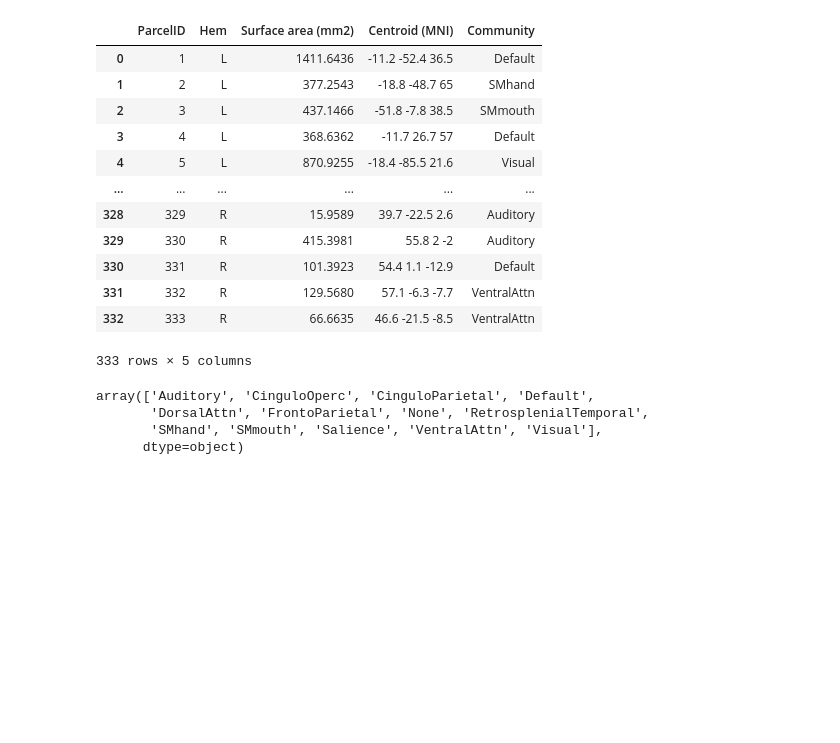
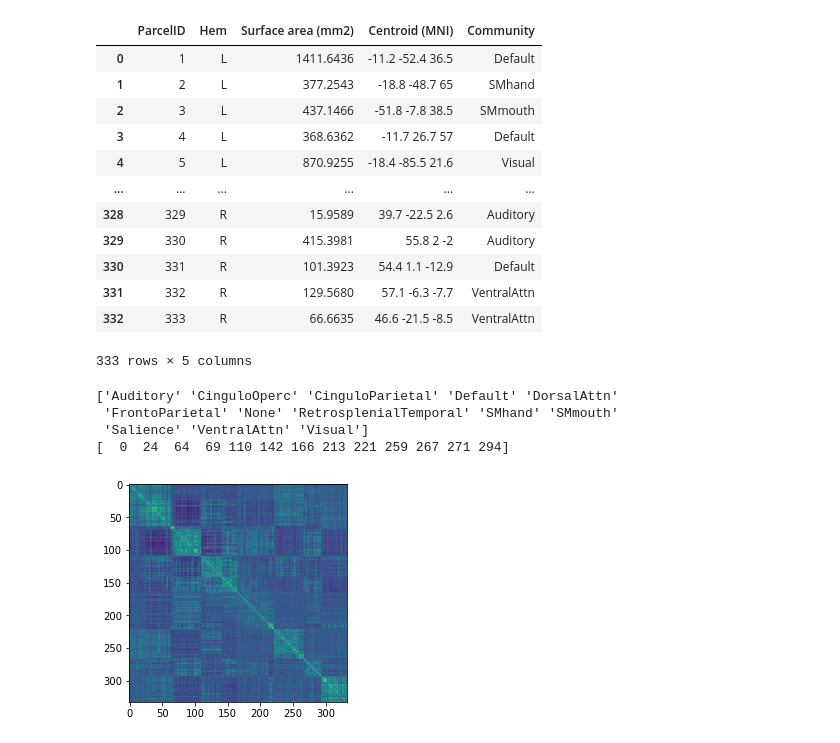
Before and after one commit to MattFeig/rsFC_python_tutorial, a Jupyter notebook: notebooks/Basic_Overview.ipynb, the cells around one changed output. Cells and saved outputs as stored; diff of their text form; code cells hidden in the pictures; blank space fills up the shorter version.

```diff
--- a/notebooks/Basic_Overview.ipynb
+++ b/notebooks/Basic_Overview.ipynb
@@ -35,7 +40,7 @@ rsfmri_data = np.zeros((len(sub_list),333,6000))
 
 for i,sub in enumerate(sub_list):
     path_to_read = os.path.join(data_dir, f'sub-{sub}_parcellated_timeseries.txt')
-    subject_data = np.genfromtxt('../data/rsfMRI_timeseries/sub-XA_parcellated_timeseries.txt')
+    subject_data = np.genfromtxt(path_to_read)
     rsfmri_data[i] = subject_data
 # %% [output]
 ['XC' 'XA']
@@ -67,8 +72,23 @@ plt.show()
 # OK that works for one subject. What if we wanted to do create the correlation matrix for everyone?
 
 # First, create a function that takes in a the rsFMRI timeseries data, and outputs the z-transformed connectivty
-def create_corrmat(ts):
-    corrmat = np.corrcoef(ts)
+def create_corrmat(arr):
+    """
+    Generate a Fisher-transformed correlation matrix from a time series array.
+
+    Parameters
+    ----------
+    arr : array_like
+        2D array with shape (n_parcels, m_frames) where n_parcels is the number of parcels
+        (variables) and m_frames is the number of frames (time points).
+    Returns
+    -------
+    corrmat : ndarray
+        The Fisher-transformed correlation matrix with the shape as `n x n`, where each
+        element corrmat [i, j] represents the Fisher-transformed correlation coefficient
+        between parcel i and parcel j.
+    """
+    corrmat = np.corrcoef(arr)
     np.fill_diagonal(corrmat, 0)
     corrmat = np.arctanh(corrmat)
     np.fill_diagonal(corrmat, 1)
@@ -124,9 +142,29 @@ parcel_labels
 # This gives us information on each of the 333 parcels. We are currently interested in the 'Community' column
 # Specifically, we want to sort the parcels by their canonical community label.
 
-communities = parcel_labels['Community']
+# We the indicies which sort the parcels by community alphabetically
+reorder_indicies = parcel_labels['Community'].argsort()
+
+# We get the unique networks, in the order they were sorted.
+# As well as the first occurence of a parcel in each network, which will be helpful later on.
+unique_networks, first_occurrences = np.unique(parcel_labels['Community'][reorder_indicies],return_index=True)
+sorted_unique_networks = unique_networks[np.argsort(first_occurrences)]
+print(sorted_unique_networks)
+print(first_occurrences)
 # %% [output]
-array(['Auditory', 'CinguloOperc', 'CinguloParietal', 'Default',
-       'DorsalAttn', 'FrontoParietal', 'None', 'RetrosplenialTemporal',
-       'SMhand', 'SMmouth', 'Salience', 'VentralAttn', 'Visual'],
-      dtype=object)
+['Auditory' 'CinguloOperc' 'CinguloParietal' 'Default' 'DorsalAttn'
+ 'FrontoParietal' 'None' 'RetrosplenialTemporal' 'SMhand' 'SMmouth'
+ 'Salience' 'VentralAttn' 'Visual']
+[  0  24  64  69 110 142 166 213 221 259 267 271 294]
+# %%
+# Now we can re-visalize our group average connectivity, with parcels sorted by canonical functional network
+plt.imshow(rsfc_data.mean(0)[reorder_indicies,:][:,reorder_indicies])
+plt.show()
+
+# We notice the block-diagonal structure appears, which compose the densely interconnected communities of parcels
+
+
+# We can reorganize our rsfc_data for each participant, based on this new ordering, which will be helpful later on.
+rsfc_data_ordered = np.copy(rsfc_data[:,reorder_indicies,:][:,:,reorder_indicies])
+# %% [output]
+[figure, added]
```
Also changed, not shown: parts of 8 cells of this notebook, 2 other files.
